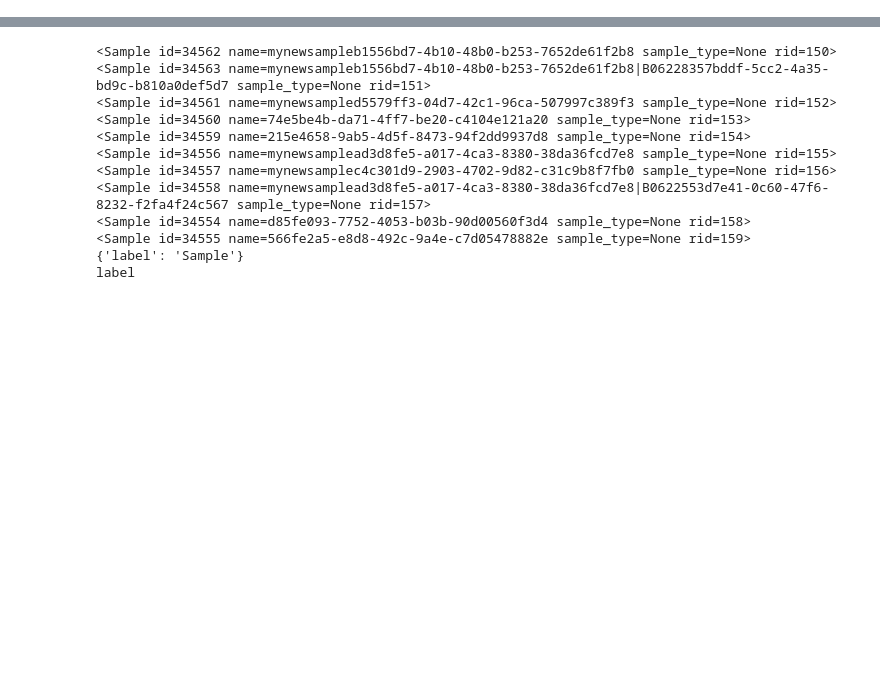
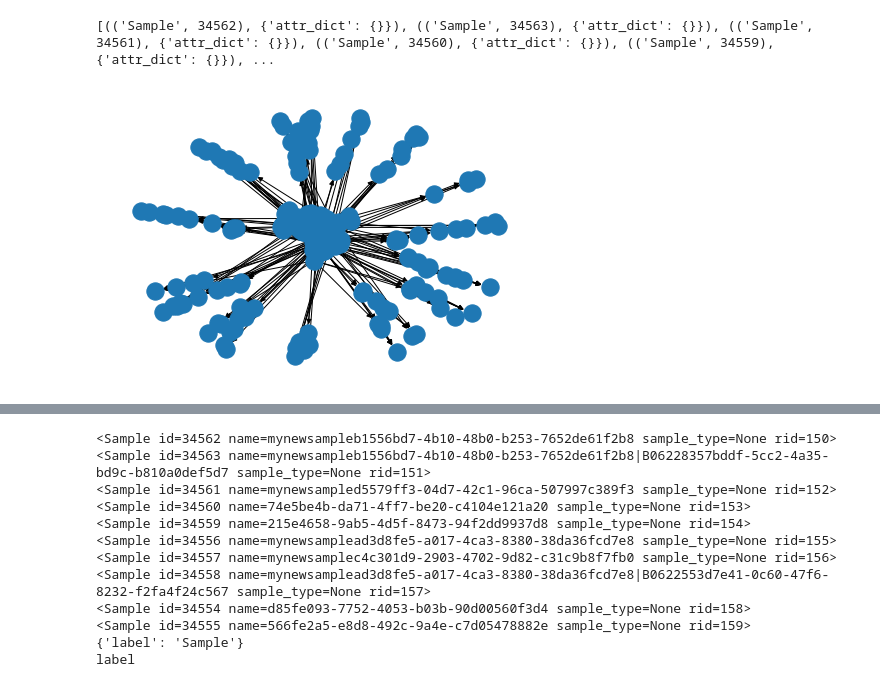
Before and after one commit to jvrana/aqneodriver, a Jupyter notebook: aqneoetl.ipynb, the cells around one changed output, grey strips where cells are left out. Saved outputs shown, nothing was run; the diff lists cells and outputs as text; code cells hidden in the pictures; blank space fills up the shorter version.

```diff
--- a/aqneoetl.ipynb
+++ b/aqneoetl.ipynb
@@ -50,0 +53,74 @@ docker:
+# %%
+from pydent.base import ModelBase
+from pydent.models import Sample, FieldValue, SampleType
+
+def is_model(x):
+    return issubclass(type(x), ModelBase)
+
+def key_func(model):
+    name = model.get_server_model_name()
+    id = model.id
+
+    return (name, id), model.dump()
+
+TYPE = "type"
+
+def get_models(model):
+    if isinstance(model, Sample):
+        for fv in model.field_values:
+            yield fv, {TYPE: 'hasFieldValue'}
+
+        yield model.sample_type, {TYPE: 'hasSampleType'}
+    elif isinstance(model, FieldValue):
+        if model.parent_class == 'Sample':
+            parent = model.get_parent()
+            field_type = parent.safe_get_field_type(model)
+        else:
+            field_type = model.field_type
+        if field_type:
+            yield field_type, {TYPE: 'hasFieldType'}
+
+            if field_type.ftype == 'sample' and model.sample:
+                yield model.sample, {TYPE: 'hasSample'}
+    elif isinstance(model, SampleType):
+        for ft in model.field_types:
+            yield ft, {TYPE: 'hasFieldType'}
+
+def cache_func(models):
+    session = models[0].session
+
+    samples = [m for m in models if isinstance(m, Sample)]
+    session.browser.get(samples, {
+            'sample_type': {
+                'field_types': []
+            },
+            'field_values': {
+                'sample': {
+                    'sample_type',
+                },
+                'allowable_field_type': {'sample_type', 'object_type'},
+                'field_type': []
+            }
+        })
+
+
+    field_values = [m for m in models if isinstance(m, FieldValue)]
+    session.browser.get(field_values, {
+        'field_type': {
+            'allowable_field_types': {'sample_type', 'object_type'}
+        },
+        'allowable_field_type': {'sample_type', 'object_type'},
+        'sample': {
+            'sample_type',
+            'field_values'
+        }
+    })
+
+import networkx as nx
+with aq.with_cache(timeout=120) as sess:
+    g = sess.browser.relationship_network(aq.Sample.last(30), get_models=get_models, cache_func=cache_func, strict_cache=False)
+nx.draw(g)
+print(g.nodes(data=True))
+# %% [output]
+[(('Sample', 34562), {'attr_dict': {}}), (('Sample', 34563), {'attr_dict': {}}), (('Sample', 34561), {'attr_dict': {}}), (('Sample', 34560), {'attr_dict': {}}), (('Sample', 34559), {'attr_dict': {}}), ...
+[figure, added]
```
Also changed, not shown: parts of 16 cells of this notebook, 10 other files.
